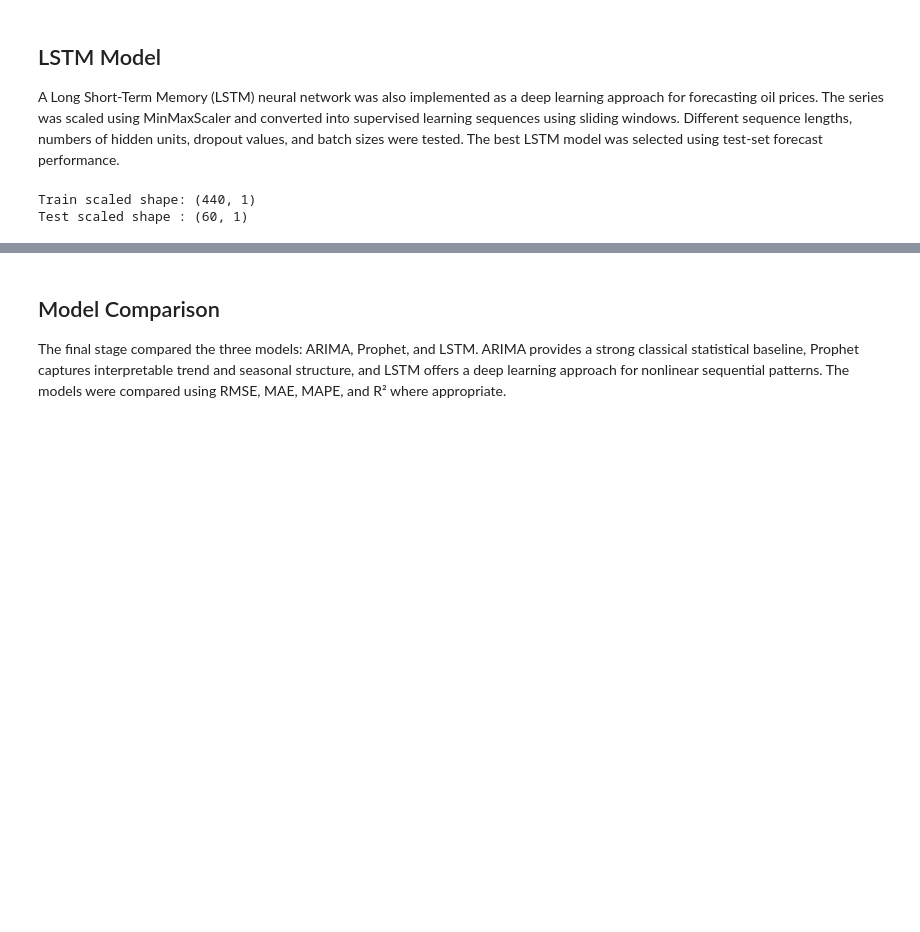
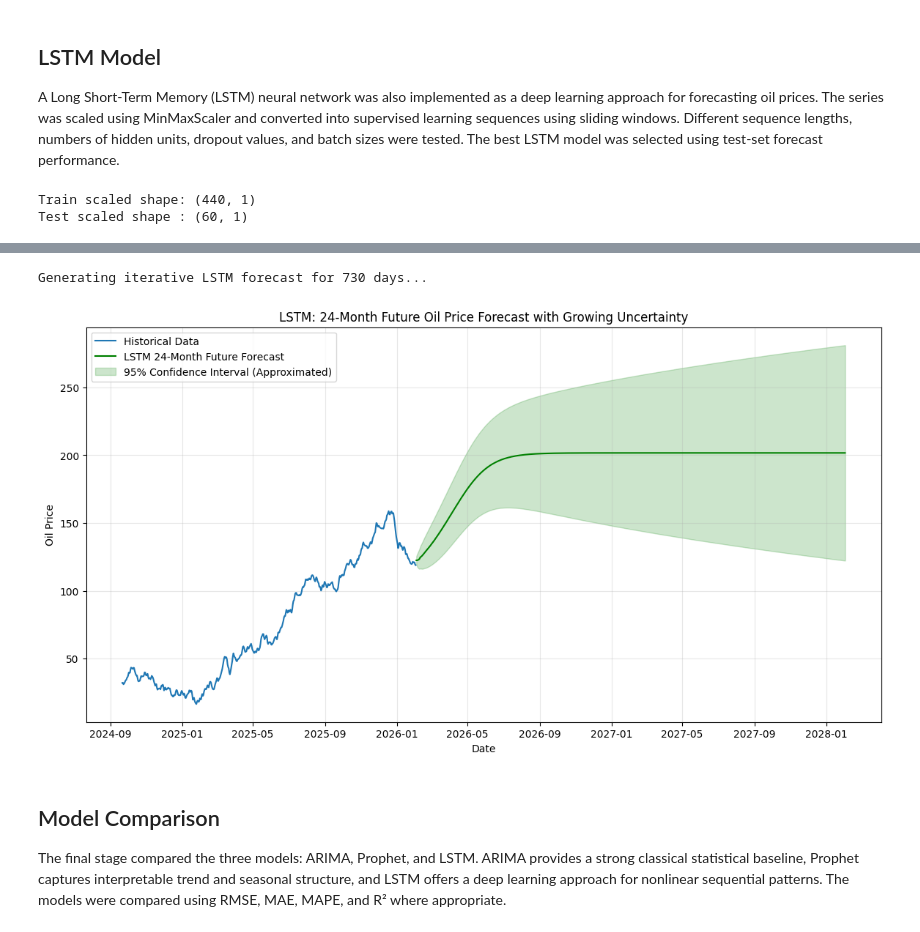
Before and after one commit to ansmalik67/time_series_analysis, a Jupyter notebook: Time_Series_Analysis_Assignment.ipynb, the cells around one changed output, grey strips where cells are left out. Drawn from its saved outputs; the diff is of its cells as text; code cells hidden in the pictures; blank space fills up the shorter version.

```diff
--- a/Time_Series_Analysis_Assignment.ipynb
+++ b/Time_Series_Analysis_Assignment.ipynb
@@ -1500,3 +1557,71 @@ plt.show()
+# %%
+# ============================================================
+# LSTM 24-MONTH FUTURE FORECAST & CONFIDENCE INTERVALS
+# ============================================================
+
+future_steps = 730  # Approx 24 months of daily data
+
+# 1. Get the very last sequence of your scaled dataset to kick off the forecast
+# (Ensure 'scaled_data' is your full dataset scaled, and 'best_seq' is your sequence length)
+current_sequence = full_scaled[-best_seq:]
+current_sequence = current_sequence.reshape(1, best_seq, 1)
+
+future_predictions_scaled = []
+
+print("Generating iterative LSTM forecast for 730 days...")
+
+# Iterative Forecasting Loop
+for _ in range(future_steps):
+    # Predict the next single day
+    next_pred = best_lstm_model.predict(current_sequence, verbose=0)
+    future_predictions_scaled.append(next_pred[0, 0])
+
+    # drop the oldest day (index 0) and append the new prediction
+    next_pred_reshaped = next_pred.reshape(1, 1, 1)
+    current_sequence = np.append(current_sequence[:, 1:, :], next_pred_reshaped, axis=1)
+
+# Inverse transform predictions back to actual Oil Prices ($)
+future_predictions = scaler.inverse_transform(np.array(future_predictions_scaled).reshape(-1, 1))
+
+# Generate future dates for the X-axis
+last_date = df.index[-1]
+future_dates = pd.date_range(start=last_date + pd.Timedelta(days=1), periods=future_steps, freq='D')
+
+# Approximate Confidence Intervals using Test RMSE
+lstm_test_rmse = 1.50
+z_score = 1.96
+
+# Uncertainty grows as we predict further into the future (sqrt of time)
+forecast_horizon = np.arange(1, future_steps + 1)
+margin_of_error = z_score * lstm_test_rmse * np.sqrt(forecast_horizon)
+
+lower_ci = future_predictions.flatten() - margin_of_error
+upper_ci = future_predictions.flatten() + margin_of_error
+
+# Plot the Final Forecast
+plt.figure(figsize=(14, 7))
+plt.plot(df.index, df['Price'], label="Historical Data")
+plt.plot(future_dates, future_predictions, color='green', label="LSTM 24-Month Future Forecast")
+
+# Add the shaded confidence intervals
+plt.fill_between(
+    future_dates,
+    lower_ci,
+    upper_ci,
+    color='green',
+    alpha=0.2,
+    label="95% Confidence Interval (Approximated)"
+)
+
+plt.title("LSTM: 24-Month Future Oil Price Forecast with Growing Uncertainty")
+plt.xlabel("Date")
+plt.ylabel("Oil Price")
+plt.legend()
+plt.grid(True, alpha=0.3)
+plt.show()
+# %% [output]
+Generating iterative LSTM forecast for 730 days...
+[figure, added]
 # %% [markdown]
 ## Model Comparison
 
```
Also changed, not shown: parts of 12 cells of this notebook.
